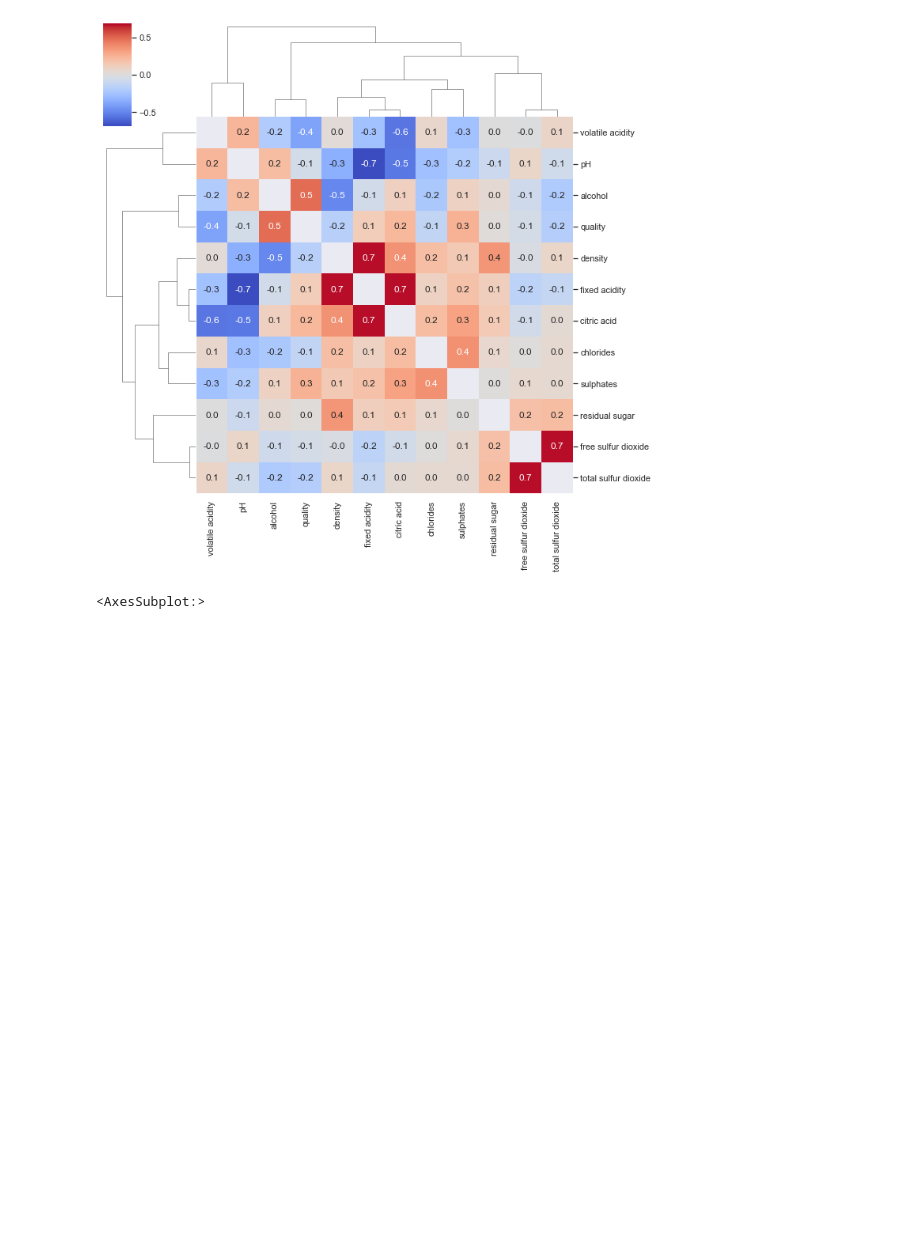
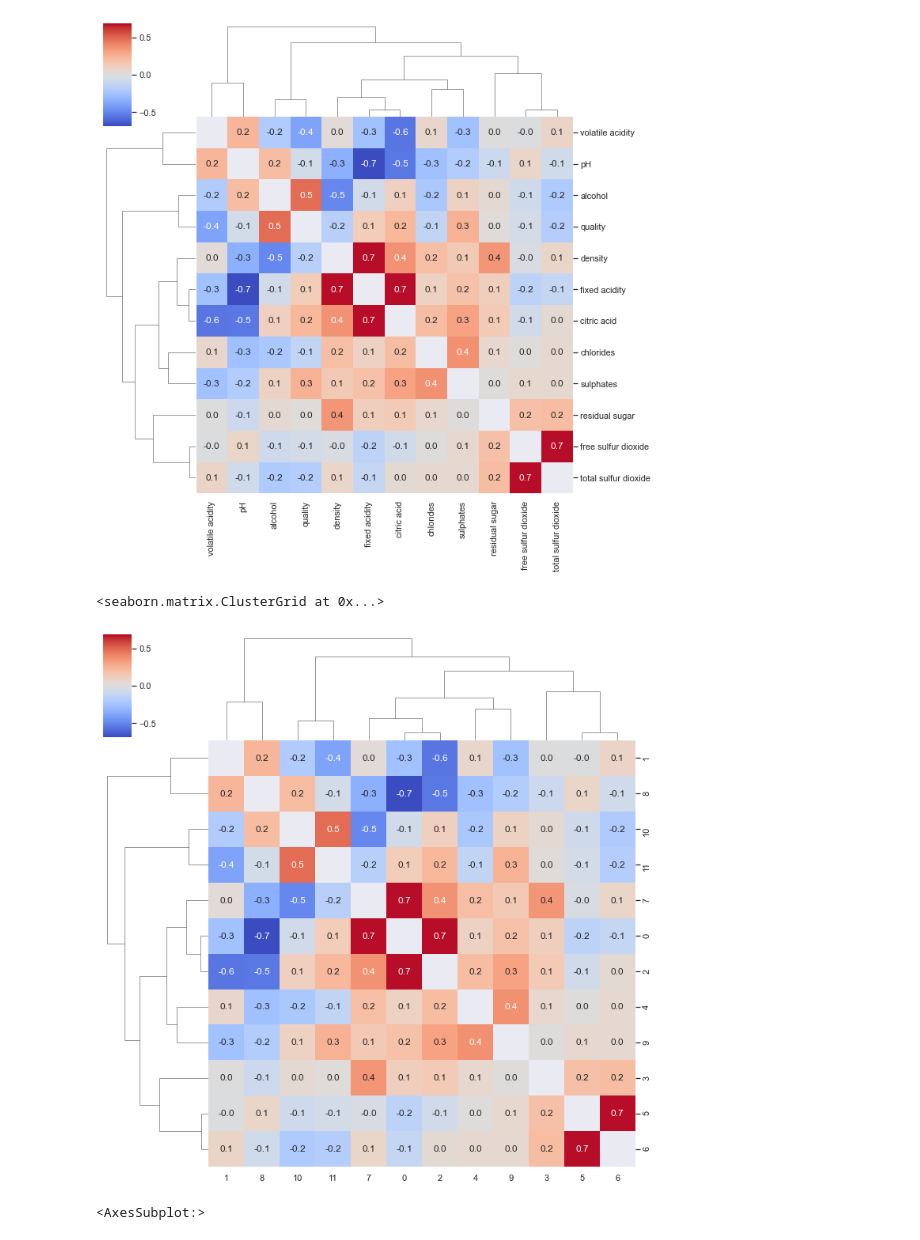
Before and after one commit to SandroMartens/sturdy-bassoon, a Jupyter notebook: Red Wine Quality/analyse.ipynb, the cells around one changed output. Saved outputs shown, nothing was run; the diff lists cells and outputs as text; code cells hidden in the pictures; blank space fills up the shorter version.

```diff
--- a/Red Wine Quality/analyse.ipynb
+++ b/Red Wine Quality/analyse.ipynb
@@ -66,6 +68,24 @@ sns.clustermap(
 # %% [output]
 <seaborn.matrix.ClusterGrid at 0x...>
 [figure]
+# %%
+mask = np.identity(12)
+sns.clustermap(
+    pd.DataFrame(robust_scale(wine,
+        with_centering=False)).corr(),
+    # wine.corr(),
+    metric="cosine",
+    annot=True,
+    mask=mask,
+    fmt="1.1f",
+    square=True,
+    # z_score=1,
+    cmap="coolwarm",
+    norm=colors.CenteredNorm(),
+)
+# %% [output]
+<seaborn.matrix.ClusterGrid at 0x...>
+[figure, added]
 # %%
 sns.heatmap(wine.corr(),
             square=True,
```
Also changed, not shown: parts of 10 cells of this notebook, 2 other files.
